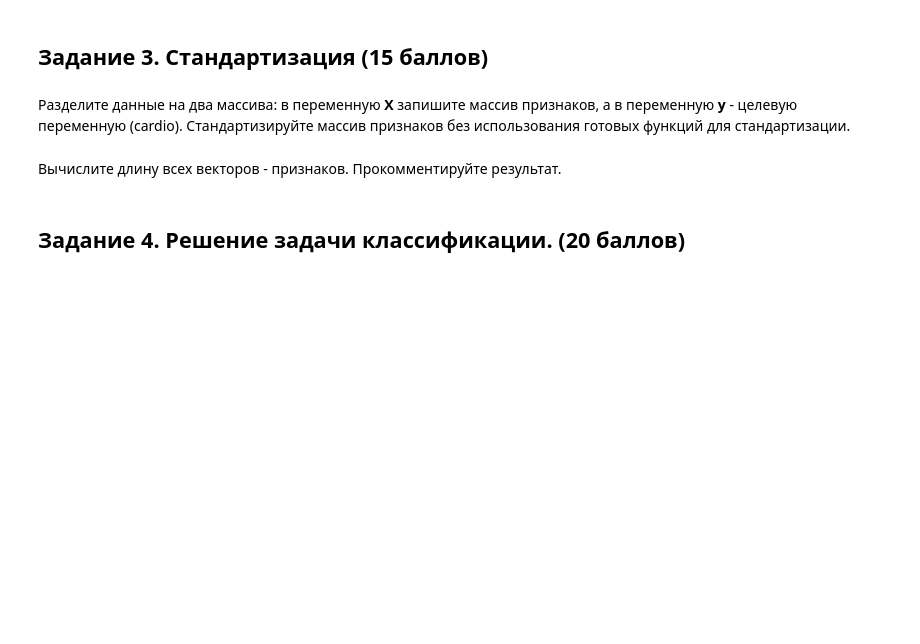
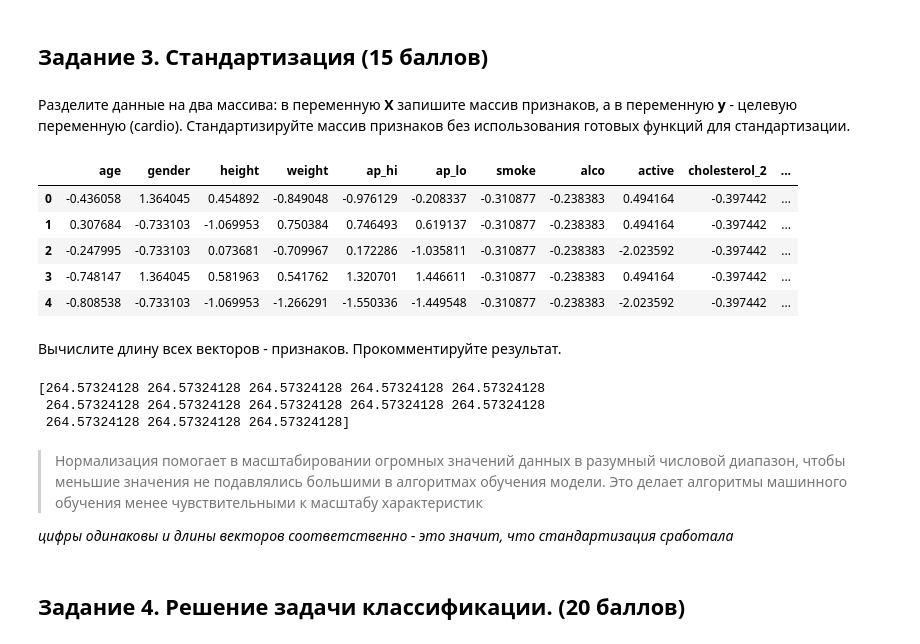
Before and after one commit to ruzhov1992/MathforSF, a Jupyter notebook: SF_project.ipynb, the cells around one changed output. Drawn from its saved outputs; the diff is of its cells as text; code cells hidden in the pictures; blank space fills up the shorter version.

```diff
--- a/SF_project.ipynb
+++ b/SF_project.ipynb
@@ -260,8 +273,27 @@ df_mod.describe().transpose()
 # %% [markdown]
 Разделите данные на два массива: в переменную **Х** запишите массив признаков, а в переменную **y** - целевую переменную (cardio). Стандартизируйте массив признаков без использования готовых функций для стандартизации.
 # %%
-# ваш код
+X = df_mod.drop(columns=['cardio'])
+y = df_mod['cardio']
+# %%
+X_standrd = (X - X.mean()) / X.std()
+X_standrd.head()
+# %% [output]
+|  | age | gender | height | weight | ap_hi | ap_lo | smoke | alco | active | cholesterol_2 | ... |
+| 0 | -0.436058 | 1.364045 | 0.454892 | -0.849048 | -0.976129 | -0.208337 | -0.310877 | -0.238383 | 0.494164 | -0.397442 | ... |
+| 1 | 0.307684 | -0.733103 | -1.069953 | 0.750384 | 0.746493 | 0.619137 | -0.310877 | -0.238383 | 0.494164 | -0.397442 | ... |
+| 2 | -0.247995 | -0.733103 | 0.073681 | -0.709967 | 0.172286 | -1.035811 | -0.310877 | -0.238383 | -2.023592 | -0.397442 | ... |
+| 3 | -0.748147 | 1.364045 | 0.581963 | 0.541762 | 1.320701 | 1.446611 | -0.310877 | -0.238383 | 0.494164 | -0.397442 | ... |
+| 4 | -0.808538 | -0.733103 | -1.069953 | -1.266291 | -1.550336 | -1.449548 | -0.310877 | -0.238383 | -2.023592 | -0.397442 | ... |
 # %% [markdown]
 Вычислите длину всех векторов - признаков. Прокомментируйте результат.
 # %%
-# ваш код
+# Вычисление длины (нормы) каждого вектора признаков
+vector_len = np.linalg.norm(X_standrd, axis=0)
+
+# Вывод длин векторов
+print(vector_len)
+# %% [output]
+[264.57324128 264.57324128 264.57324128 264.57324128 264.57324128
+ 264.57324128 264.57324128 264.57324128 264.57324128 264.57324128
+ 264.57324128 264.57324128 264.57324128]
@@ -270,3 +300,7 @@ df_mod.describe().transpose()
+# %% [markdown]
+> Нормализация помогает в масштабировании огромных значений данных в разумный числовой диапазон, чтобы меньшие значения не подавлялись большими в алгоритмах обучения модели. Это делает алгоритмы машинного обучения менее чувствительными к масштабу характеристик
+
+*цифры одинаковы и длины векторов соответственно - это значит, что стандартизация сработала*
 # %% [markdown]
 ## Задание 4. Решение задачи классификации. (20 баллов)
 # %% [markdown]
```
Also changed, not shown: parts of 13 cells of this notebook.
